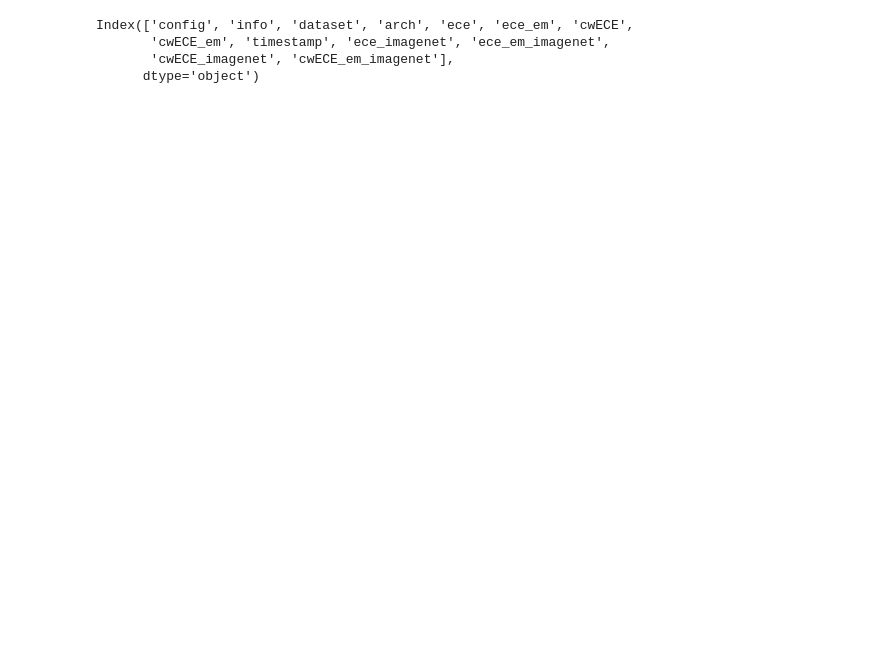
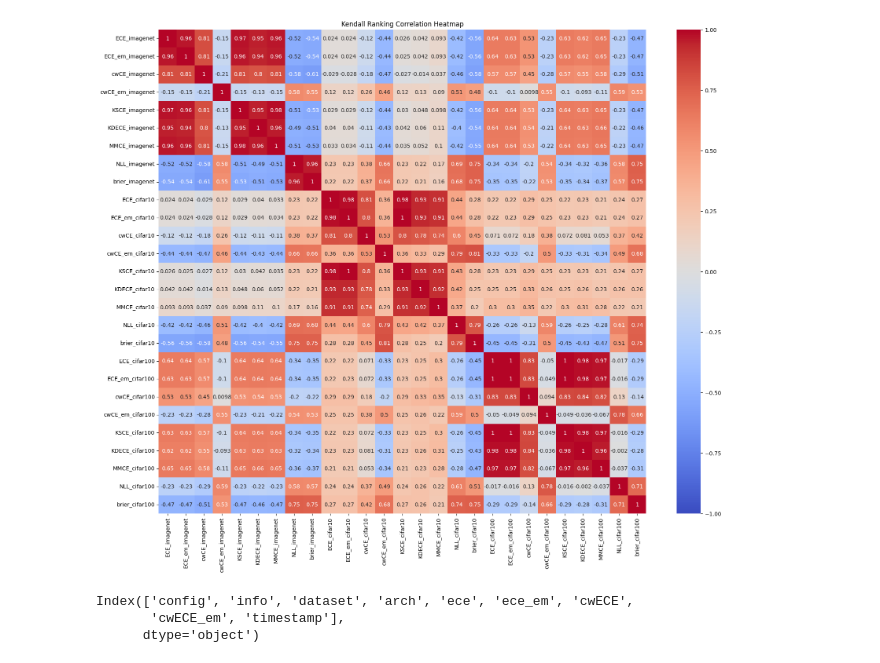
Before and after one commit to johnnyzyn/project_calibration, a Jupyter notebook: kendal_ranking_graphing.ipynb, the cells around one changed output. Cells and saved outputs as stored; diff of their text form; code cells hidden in the pictures; blank space fills up the shorter version.

```diff
--- a/kendal_ranking_graphing.ipynb
+++ b/kendal_ranking_graphing.ipynb
@@ -44,11 +51,20 @@ def get_value_15_bins(metric_str, metric_name):
 # %%
 metrics_to_extract = [
-    'ece', 'ece_em', 'cwECE', 'cwECE_em'
+    'ece', 'ECE_em', 'cwECE', 'ace', 'KSCE', 'KDECE', 'MMCE', 'NLL', 'brier'
 ]
-# , 'KSCE', 'KDECE', 'MMCE'
+
+df_imagenet = df_imagenet[['config', 'info', 'dataset', 'arch'] +metrics_to_extract]
+df_cifar10 = df_cifar10[['config', 'info', 'dataset', 'arch'] +metrics_to_extract]
+df_cifar100 = df_cifar100[['config', 'info', 'dataset', 'arch'] +metrics_to_extract]
+#
+metrics_to_extract = [
+    'ECE', 'ECE_em', 'cwCE', 'cwCE_em', 'KSCE', 'KDECE', 'MMCE', 'NLL', 'brier'
+]
+df_imagenet.columns = ['config', 'info', 'dataset', 'arch'] +metrics_to_extract
+df_cifar10.columns = ['config', 'info', 'dataset', 'arch'] +metrics_to_extract
+df_cifar100.columns = ['config', 'info', 'dataset', 'arch'] +metrics_to_extract
 for metric in metrics_to_extract:
-    for dataset, df in [('imagenet', df_imagenet)]:
-        # , ('cifar10', df_cifar10), ('cifar100', df_cifar100)
+    for dataset, df in [('imagenet', df_imagenet), ('cifar10', df_cifar10), ('cifar100', df_cifar100)]:
         column_name = f"{metric}_{dataset}"
         df[column_name] = df[metric].apply(lambda x: get_value_15_bins(x, metric))
 # %%
@@ -61,0 +94,31 @@ merged_df = merged_df.fillna(0)
+# %%
+import pandas as pd
+import numpy as np
+import seaborn as sns
+import matplotlib.pyplot as plt
+from scipy.stats import kendalltau
+
+# Create new columns with the ranking of each metric for config
+for metric in metrics_to_extract:
+    for dataset in ['imagenet', 'cifar10', 'cifar100']:
+        column_name = f"{metric}_{dataset}"
+        rank_column_name = f"{metric}_{dataset}"
+        merged_df[rank_column_name] = merged_df[column_name].rank(method='dense', ascending=False)
+
+# Calculate the Kendall ranking correlation matrix for the metric rankings
+rank_columns = [f"{metric}_{dataset}" for dataset in ['imagenet', 'cifar10', 'cifar100'] for metric in metrics_to_extract]
+corr_matrix = pd.DataFrame(index=rank_columns, columns=rank_columns)
+
+for col1 in rank_columns:
+    for col2 in rank_columns:
+        corr, _ = kendalltau(merged_df[col1], merged_df[col2])
+        corr_matrix.loc[col1, col2] = corr
+
+# Create a correlation heatmap using seaborn
+plt.figure(figsize=(20, 16))
+sns.heatmap(corr_matrix.astype(float), annot=True, cmap='coolwarm', vmin=-1, vmax=1)
+plt.title("Kendall Ranking Correlation Heatmap")
+# plt.savefig("fig/Kendall_Metric.pdf", dpi=300, format='pdf', bbox_inches='tight')
+plt.show()
+# %% [output]
+[figure, added]
@@ -62,7 +134,6 @@ merged_df = merged_df.fillna(0)
 # %%
-df.columns
+df_cifar10.columns
 # %% [output]
 Index(['config', 'info', 'dataset', 'arch', 'ece', 'ece_em', 'cwECE',
-       'cwECE_em', 'timestamp', 'ece_imagenet', 'ece_em_imagenet',
-       'cwECE_imagenet', 'cwECE_em_imagenet'],
+       'cwECE_em', 'timestamp'],
       dtype='object')
```
Also changed, not shown: parts of 21 cells of this notebook, 6 other files.
